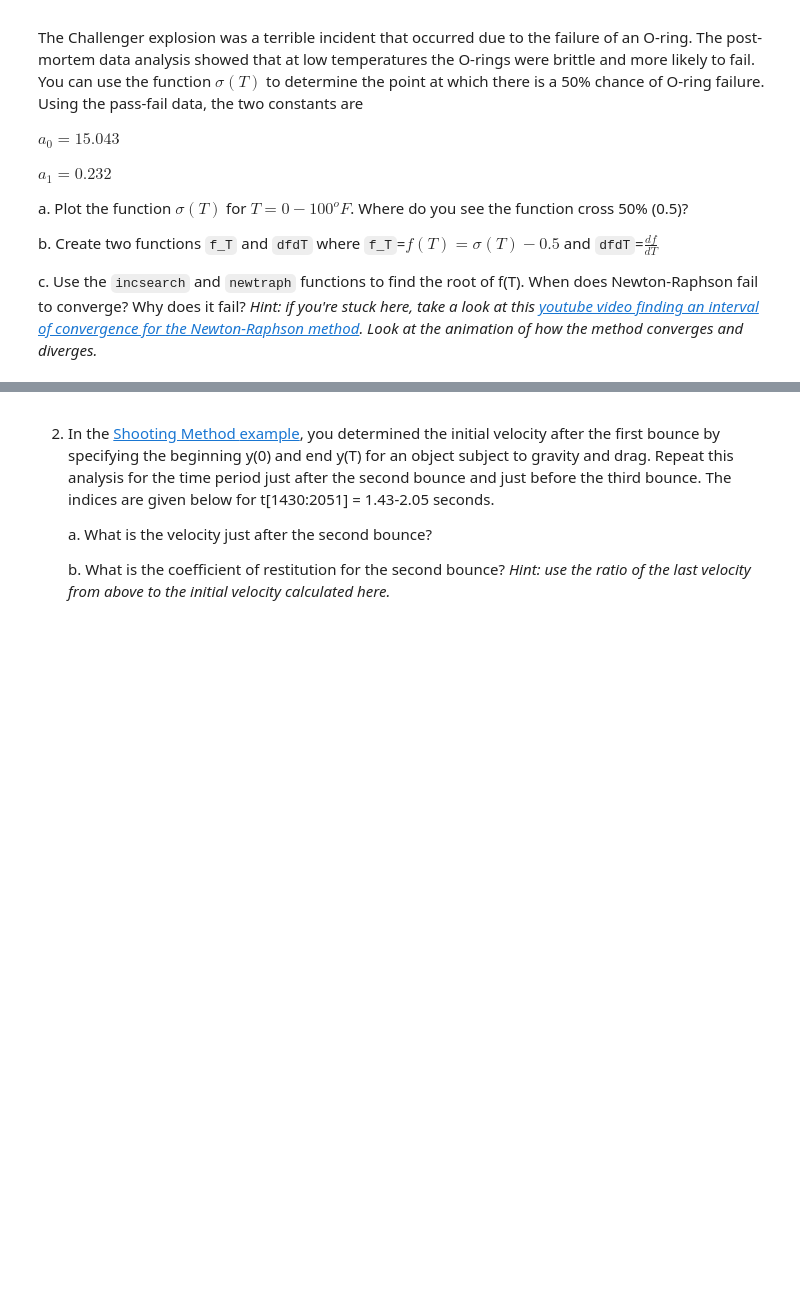
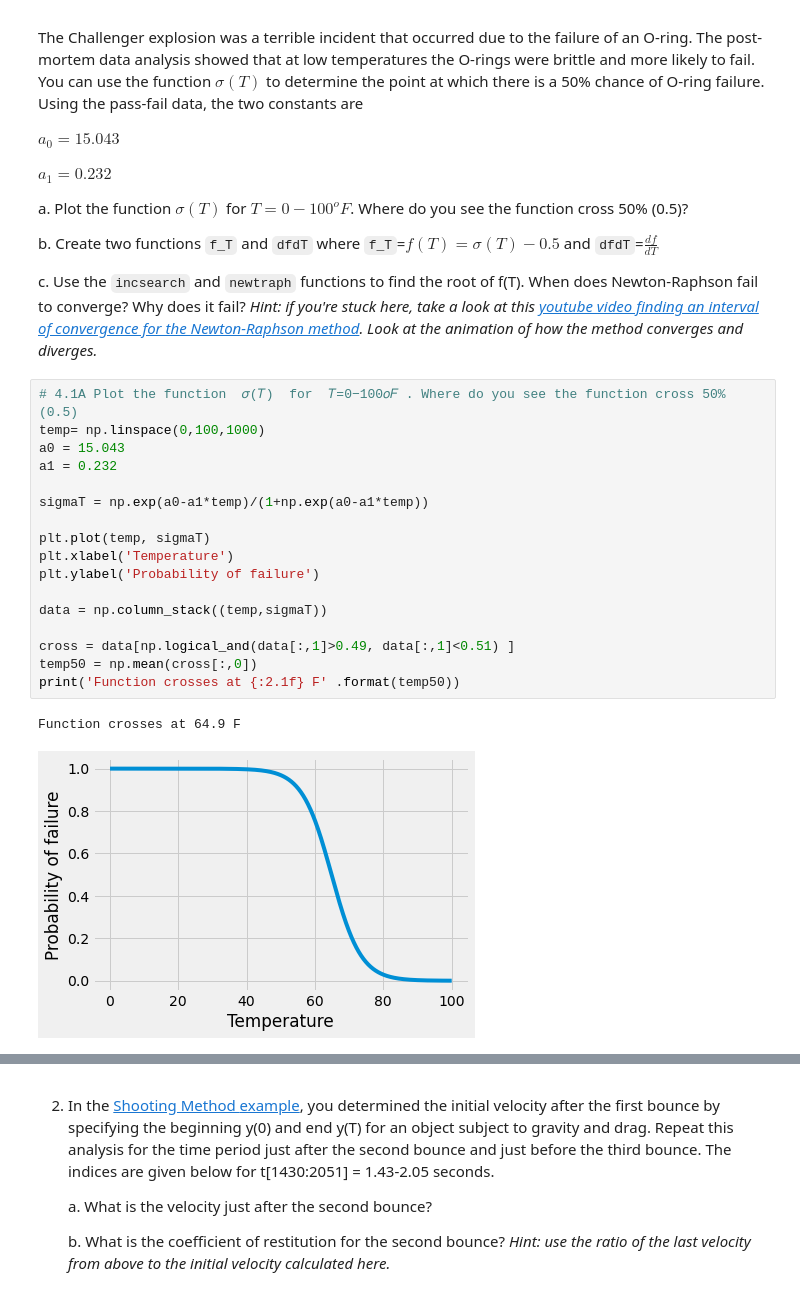
Before and after one commit to hamwalker/computational-mechanics, a Jupyter notebook: module_03/notebooks/HW_03.ipynb, the cells around one changed output, grey strips where cells are left out. Saved outputs shown, nothing was run; the diff lists cells and outputs as text; blank space fills up the shorter version.

```diff
--- a/module_03/notebooks/HW_03.ipynb
+++ b/module_03/notebooks/HW_03.ipynb
@@ -424,3 +708,23 @@ a. Plot the function $\sigma(T)$ for $T=0-100^{o}F$. Where do you see the functi
 b. Create two functions `f_T` and `dfdT` where `f_T`=$f(T)=\sigma(T) - 0.5$ and `dfdT`=$\frac{df}{dT}$
 
 c. Use the `incsearch` and `newtraph` functions to find the root of f(T). When does Newton-Raphson fail to converge? Why does it fail? _Hint: if you're stuck here, take a look at this [youtube video finding an interval of convergence for the Newton-Raphson method](https://youtu.be/zyXRo8Qjj0A). Look at the animation of how the method converges and diverges._
+# %%
+# 4.1A Plot the function  𝜎(𝑇)  for  𝑇=0−100𝑜𝐹 . Where do you see the function cross 50% (0.5)
+temp= np.linspace(0,100,1000)
+a0 = 15.043
+a1 = 0.232
+
+sigmaT = np.exp(a0-a1*temp)/(1+np.exp(a0-a1*temp))
+
+plt.plot(temp, sigmaT)
+plt.xlabel('Temperature')
+plt.ylabel('Probability of failure')
+
+data = np.column_stack((temp,sigmaT))
+
+cross = data[np.logical_and(data[:,1]>0.49, data[:,1]<0.51) ]
+temp50 = np.mean(cross[:,0])
+print('Function crosses at {:2.1f} F' .format(temp50))
+# %% [output]
+Function crosses at 64.9 F
+[figure, added]
```
Also changed, not shown: parts of 16 cells of this notebook, 4 other files.
